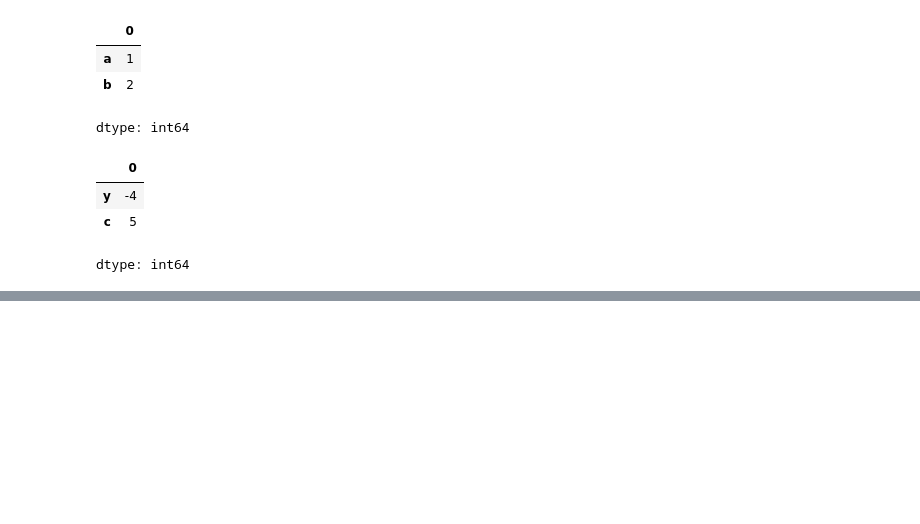
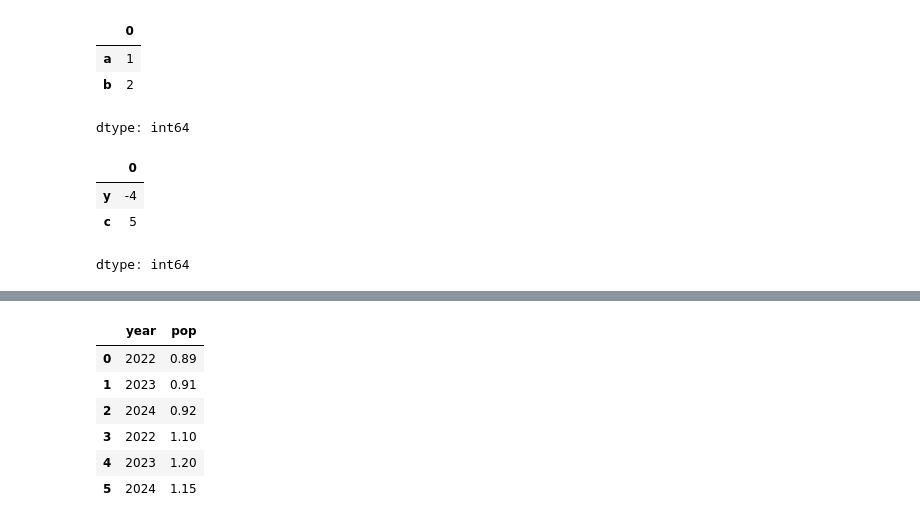
Before and after one commit to Sjleerodls/Data_Analysis, a Jupyter notebook: lab_da/da02_pandas.ipynb, the cells around one changed output, grey strips where cells are left out. Saved outputs shown, nothing was run; the diff lists cells and outputs as text; code cells hidden in the pictures; blank space fills up the shorter version.

```diff
--- a/lab_da/da02_pandas.ipynb
+++ b/lab_da/da02_pandas.ipynb
@@ -146,0 +388,11 @@ dtype: int64
+# %%
+# 데이터프레임에서 2개 이상의 열(column)을 선택
+df[['year', 'pop']]
+# %% [output]
+|  | year | pop |
+| 0 | 2022 | 0.89 |
+| 1 | 2023 | 0.91 |
+| 2 | 2024 | 0.92 |
+| 3 | 2022 | 1.10 |
+| 4 | 2023 | 1.20 |
+| 5 | 2024 | 1.15 |
```
Also changed, not shown: parts of 32 cells of this notebook.
